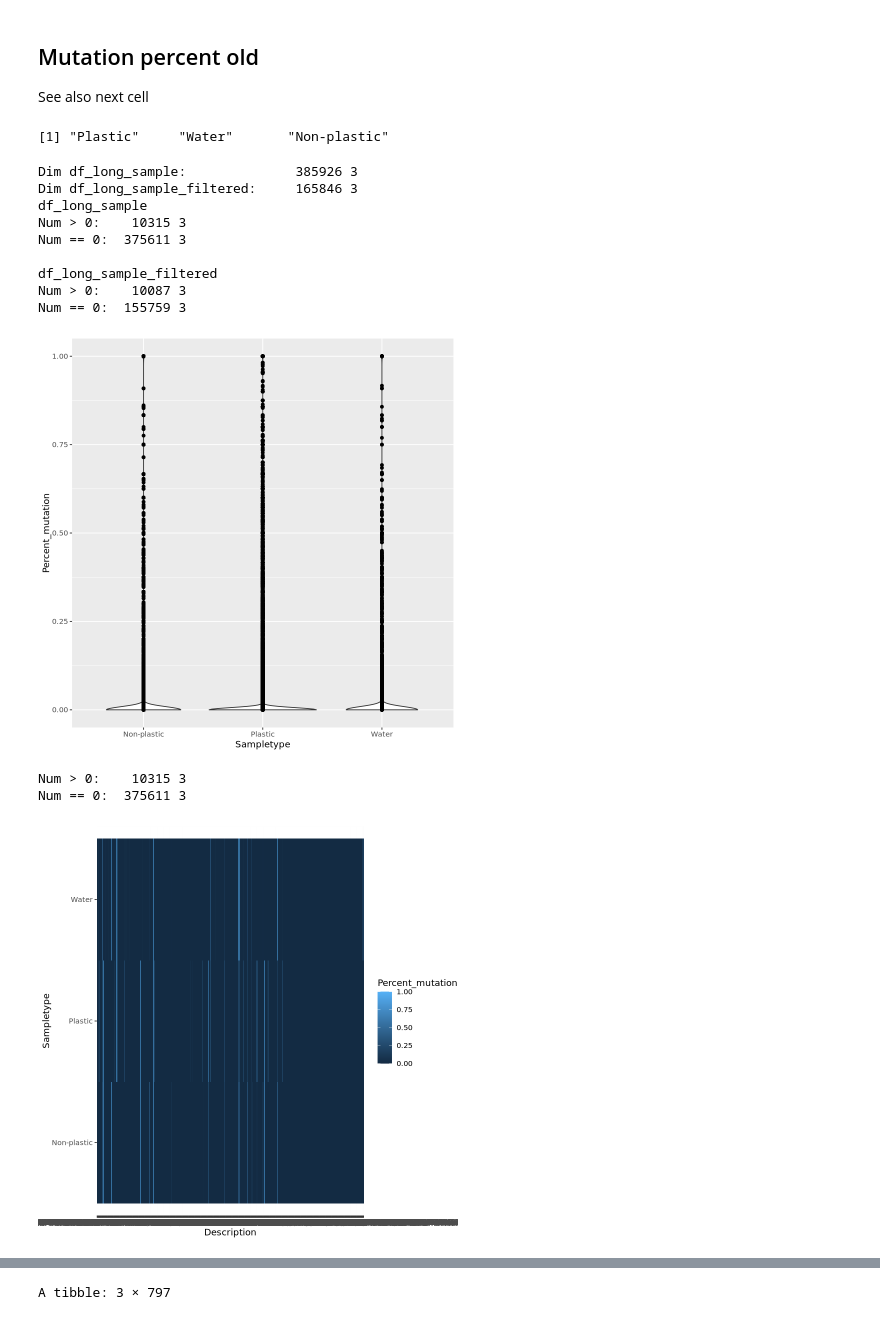
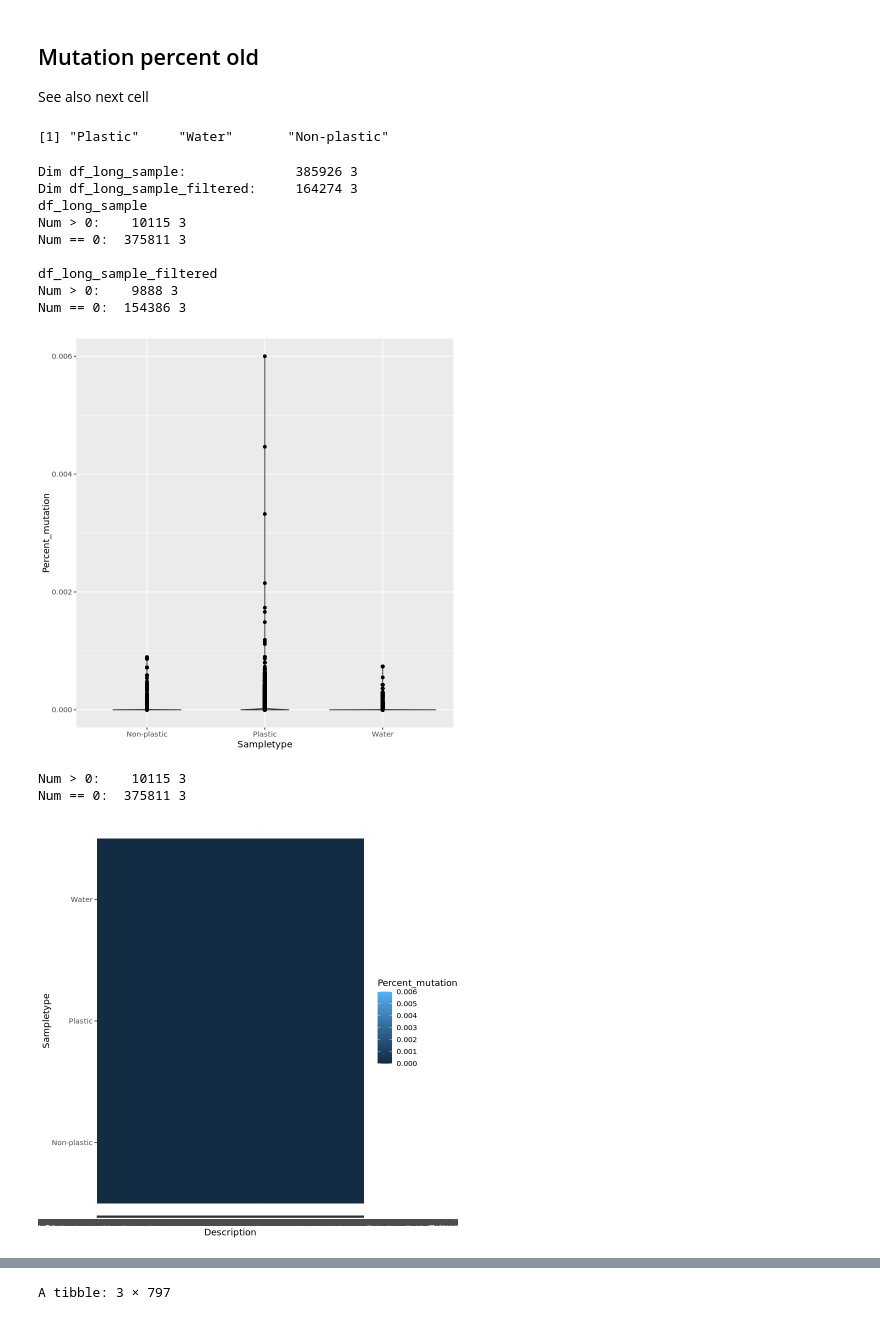
Before and after one commit to blomfelt/plastisphere, a Jupyter notebook: plastisphere.ipynb, the cells around one changed output, grey strips where cells are left out. Cells and saved outputs as stored; diff of their text form; code cells hidden in the pictures.

```diff
--- a/plastisphere.ipynb
+++ b/plastisphere.ipynb
@@ -58,7 +60,7 @@ dim(df_counts)
 snps <- read_tsv("card-data/snps.txt", show_col_types = FALSE)
 cat("SNPS\n Dimensions of unmodified: "); cat(dim(snps))
 snps <- snps %>%
-  select(-citation) %>%
+  dplyr::select(-citation) %>%
   unique.data.frame()
 cat("\n Dimensions of filtered:   "); cat(dim(snps))
 
@@ -68,7 +70,7 @@ aro_index <- aro_index %>%
   # Rename it to match for later
   rename(Accession = `ARO Accession`) %>%
   mutate(Accession = as.double(str_remove(Accession, "ARO:"))) %>%
-  select(Accession, `AMR Gene Family`, `Drug Class`, `Resistance Mechanism`) %>%
+  dplyr::select(Accession, `AMR Gene Family`, `Drug Class`, `Resistance Mechanism`) %>%
   unique.data.frame()
 cat("\n Dimensions of filtered:   "); cat(dim(aro_index))
 
@@ -77,7 +79,13 @@ aro_categories_index <- read_tsv("card-data/aro_categories_index.tsv", show_col_
 
 sample_metadata <- read_tsv("sample_metadata.tsv", show_col_types = FALSE)
 sample_metadata <- sample_metadata %>%
-    select(run_accession, study_accession, Sampletype, Substrate, Latitude, Longitude)
+    dplyr::select(run_accession, study_accession, Sampletype, Substrate, Latitude, Longitude)
+
+df_nr_ssu <- read_tsv("storeDir/Gene_Normalization/unique_run_id_ARG_norm.tsv", show_col_types = FALSE) %>%
+  dplyr::select(nr_ssu, sample_id) %>%
+  unique() %>%
+  mutate(run_accession = str_remove(sample_id, "_unique_run_id")) %>%
+  dplyr::select(-sample_id)
 # %% [output]
 SNPS
  Dimensions of unmodified: 3247 8
@@ -124,7 +132,7 @@ df_counts <- df_counts[-which(df_counts$Description == "TOTAL READS:"), ]
 df_relative <- df_counts %>%
   mutate(across(ends_with('-Mut'), ~ . / (. + get(str_replace(cur_column(), "-Mut$", "-WT"))), .names = "{.col}_relative")) %>%
   rename_at(vars(ends_with('_relative')), ~ str_remove(., "\\_val-Mut")) %>%
-  select(-ends_with(c("-Mut", "-WT"))) %>%
+  dplyr::select(-ends_with(c("-Mut", "-WT"))) %>%
   rename_at(vars(ends_with('_relative')), ~ str_remove(., "\\_relative"))
 #head(df_relative)
 # Replace all NA:s with zeros?
@@ -140,11 +148,26 @@ df_relative <- df_counts %>%
 # %%
 # Gives us a dataframe where row = sample and column = mutation
 df_transposed <- df_relative %>%
-    column_to_rownames(var = "Description") %>%
-    rownames_to_column() %>%
-    pivot_longer(-rowname) %>%
-    pivot_wider(names_from=rowname, values_from=value) %>%
+    pivot_longer(-"Description") %>%
+    pivot_wider(names_from="Description", values_from=value) %>%
     rename(Sample = name)
+
+#Before:
+#df_transposed <- df_relative %>%
+#    column_to_rownames(var = "Description") %>%
+#    rownames_to_column() %>%
+#    pivot_longer(-rowname) %>%
+#    pivot_wider(names_from=rowname, values_from=value) %>%
+#    rename(Sample = name)
+
+# Divide the relative frequency by the number of ssu,
+df_transposed <- df_transposed %>%
+    mutate(run_accession = str_remove(Sample, "_1|_2")) %>%
+    left_join(df_nr_ssu, by = join_by(run_accession)) %>%
+    mutate(across(contains(':'), ~ . / (get("nr_ssu")), .names = "{.col}_norm")) %>%
+    dplyr::select(Sample, contains("_norm")) %>%
+    rename_at(vars(ends_with('_norm')), ~ str_remove(., "\\_norm")) #%>%
+    #dplyr::select(contains(c("A381V:Mycobacterium tuberculosis rpoB with mutations conferring resistance to rifampicin", "A412V:Mycobacterium tuberculosis rpsA mutations conferring resistance to pyrazinamide")))
 
 # Replace all NA:s with zeros (copied from above), needed because '1 + NA = NA'
 df_transposed <- df_transposed %>%
@@ -331,11 +343,11 @@ A tibble: 6 × 498
 See also next cell
 # %%
 df_long_sample <- df_sample_metadata %>%
-    select(Sampletype, contains(":")) %>%
+    dplyr::select(Sampletype, contains(":")) %>%
     pivot_longer(!Sampletype, names_to = "Description", values_to = "Percent_mutation")
 
 df_long_sample_filtered <- df_sample_metadata_filtered %>%
-    select(Sampletype, contains(":")) %>%
+    dplyr::select(Sampletype, contains(":")) %>%
     pivot_longer(!Sampletype, names_to = "Description", values_to = "Percent_mutation")
 
 unique(df_long_sample$Sampletype)
@@ -369,42 +381,42 @@ figure_df <- df_long_sample
 
 figure_df %>%
    ggplot(aes(Sampletype, Percent_mutation))+
        geom_violin()+
        geom_point()
 
 figure_df %>%
     ggplot(aes(Description, Sampletype, fill = Percent_mutation))+
     geom_tile()
 
 figure_df %>%
     filter(Percent_mutation > 0) %>%
     dim() %>%
     cat("Num > 0:   ", ., "\n")
 
 figure_df%>%
     filter(Percent_mutation == 0) %>%
     dim() %>%
     cat("Num == 0: ", ., "\n")
     #ggplot(aes(Sampletype, Percent_mutation))+
     #geom_boxplot()
 
 figure_df %>%
     ggplot()
 # %% [output]
 [1] "Plastic"     "Water"       "Non-plastic"
 Dim df_long_sample:              385926 3
-Dim df_long_sample_filtered:     165846 3
+Dim df_long_sample_filtered:     164274 3
 df_long_sample
-Num > 0:    10315 3
-Num == 0:  375611 3
+Num > 0:    10115 3
+Num == 0:  375811 3
 
 df_long_sample_filtered
-Num > 0:    10087 3
-Num == 0:  155759 3
+Num > 0:    9888 3
+Num == 0:  154386 3
-[figure, old version]
+[figure, new version]
-Num > 0:    10315 3
-Num == 0:  375611 3
+Num > 0:    10115 3
+Num == 0:  375811 3
-[figure, old version]
+[figure, new version]
 [figure]
 # %%
 head(df_genes_metadata, n = 3)
```
Also changed, not shown: parts of 13 cells of this notebook.
